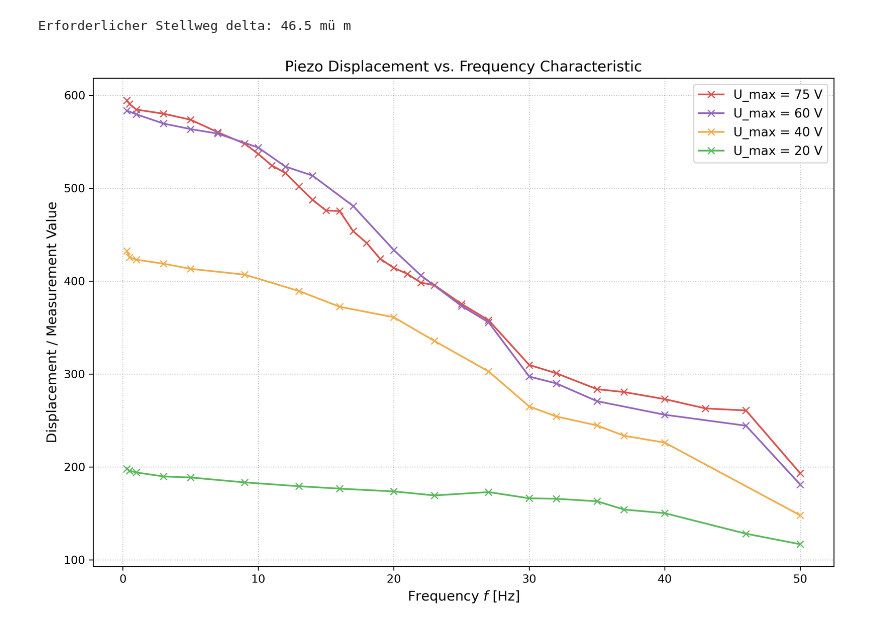
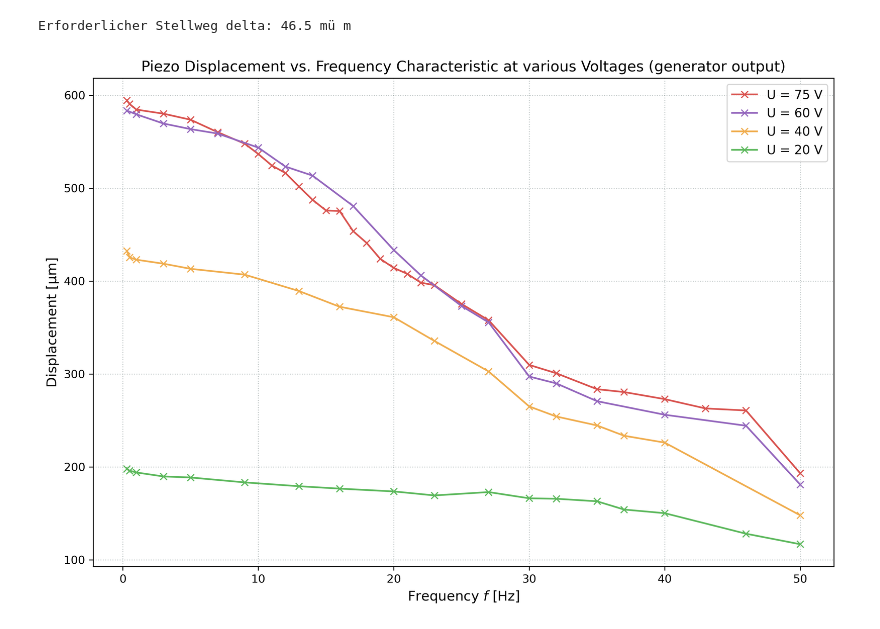
Before and after one commit to CodeTurtleT/lasercom-divergence-control, a Jupyter notebook: piezo_measure.ipynb, the cells around one changed output. Saved outputs shown, nothing was run; the diff lists cells and outputs as text; code cells hidden in the pictures.

Commit message:
added piezo_frequency_characteristic

```diff
--- a/piezo_measure.ipynb
+++ b/piezo_measure.ipynb
@@ -219,34 +219,34 @@ measurements = [
         "color": "#5CB85C",
     },
 ]
 
 # Plot erstellen
 plt.figure(figsize=(10, 7))
 
 for m in measurements:
   # NaN-Werte entfernen und nach Frequenz sortieren für saubere Linien
   sub_df = df[[m["f_col"], m["u_col"]]].dropna().sort_values(by=m["f_col"])
 
   # Marker und durchgehende Linie plotten
   plt.plot(
       sub_df[m["f_col"]],
       sub_df[m["u_col"]],
       color=m["color"],
       marker="x",
       markersize=6,
-      label=f"U_max = {m['name']}",
+      label=f"U = {m['name']}",
   )#linestyle="-",
 
 # Diagramm-Beschriftungen und Layout auf Englisch
-plt.title("Piezo Displacement vs. Frequency Characteristic")
+plt.title("Piezo Displacement vs. Frequency Characteristic at various Voltages (generator output)")
 plt.xlabel("Frequency $f$ [Hz]")
-plt.ylabel("Displacement / Measurement Value")
+plt.ylabel("Displacement [µm]")
 plt.legend(loc="upper right")
 plt.tight_layout()
 
 # Optional: Diagramm als PDF abspeichern
 # plt.savefig("/Users/trinity/Desktop/bachelor.thesis/ba_plots/prototype/piezo/piezo_frequency_characteristic.pdf")
 
 plt.show()
 # %% [output]
-[figure, old version]
+[figure, new version]
```
Also changed, not shown: parts of 1 cell of this notebook.
